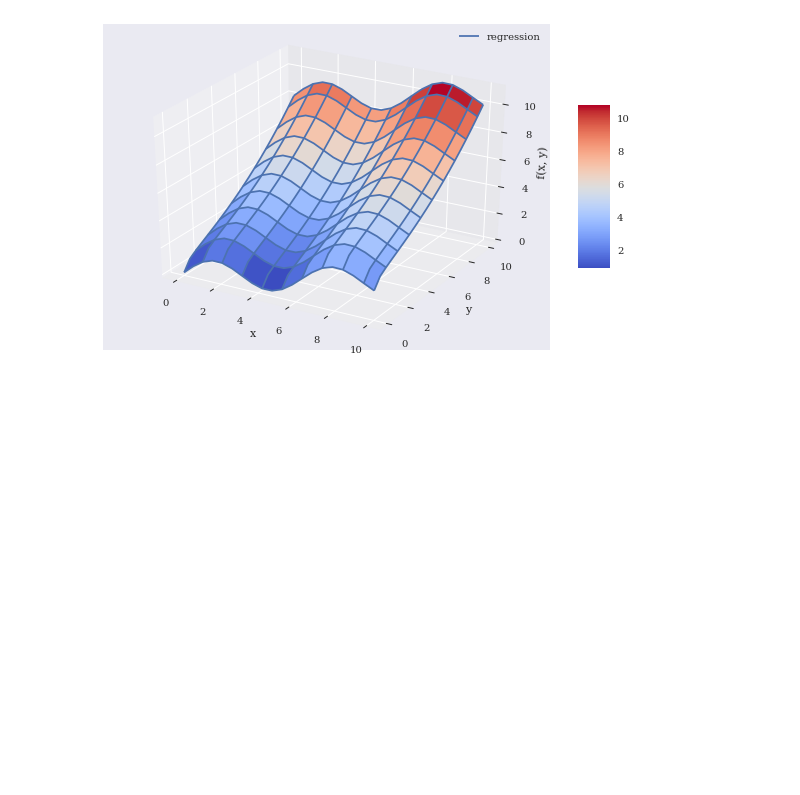
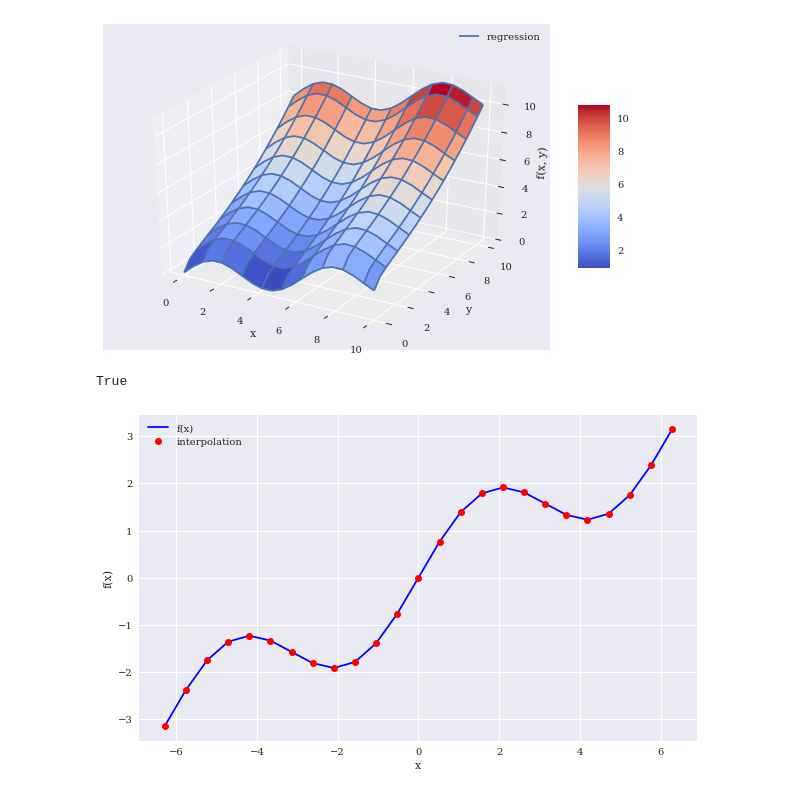
Before and after one commit to HaoLiNick/quantbasic, a Jupyter notebook: portfolioopt.ipynb, the cells around one changed output. Cells and saved outputs as stored; diff of their text form; code cells hidden in the pictures; blank space fills up the shorter version.

```diff
--- a/portfolioopt.ipynb
+++ b/portfolioopt.ipynb
@@ -443,0 +427,16 @@ fig.colorbar(surf, shrink=0.5, aspect=5)
+# %%
+x=np.linspace(-2*np.pi,2*np.pi,25)
+# %%
+def f(x):
+    return np.sin(x)+0.5*x
+# %%
+ipo=spi.splrep(x,f(x),k=2)
+iy=spi.splev(x,ipo)
+np.allclose(f(x),iy)
+# %% [output]
+True
+# %%
+create_plot([x, x], [f(x), iy], ['b', 'ro'],
+['f(x)', 'interpolation'], ['x', 'f(x)'])
+# %% [output]
+[figure, added]
```
Also changed, not shown: parts of 28 cells of this notebook.
